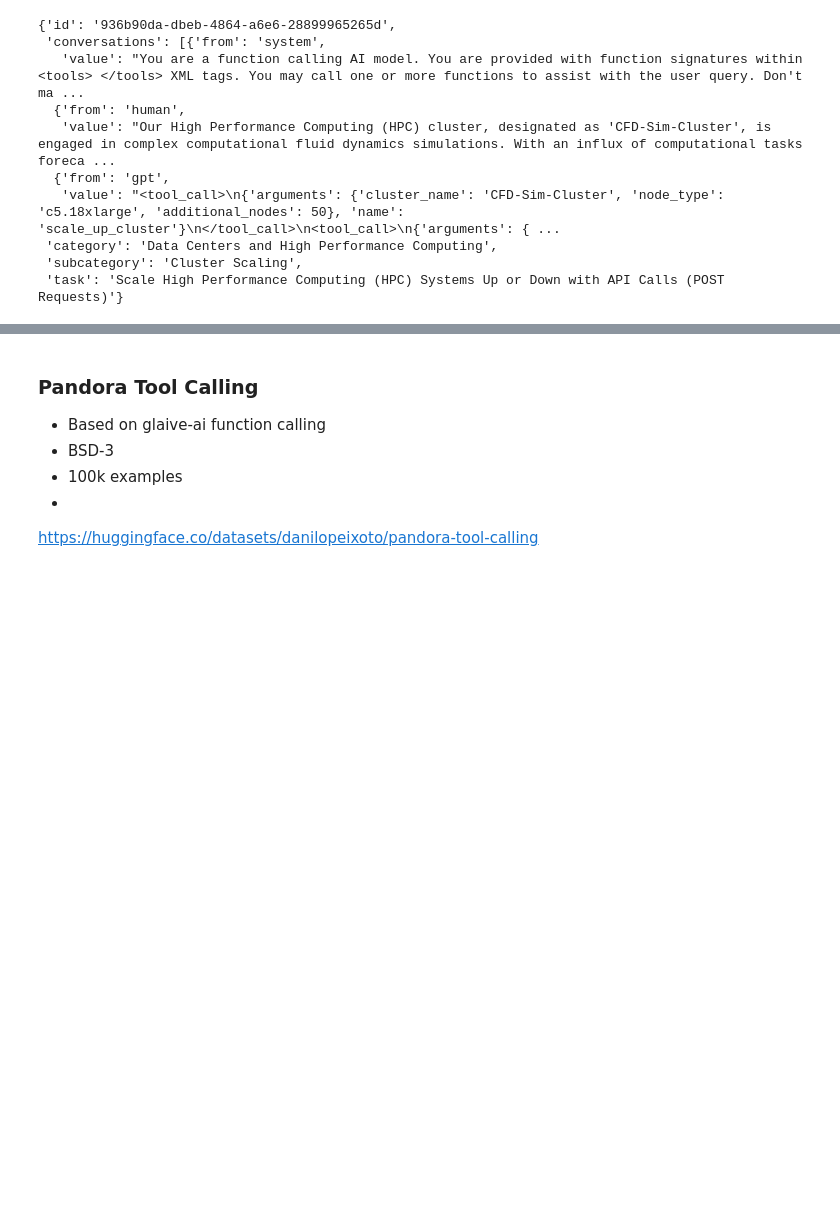
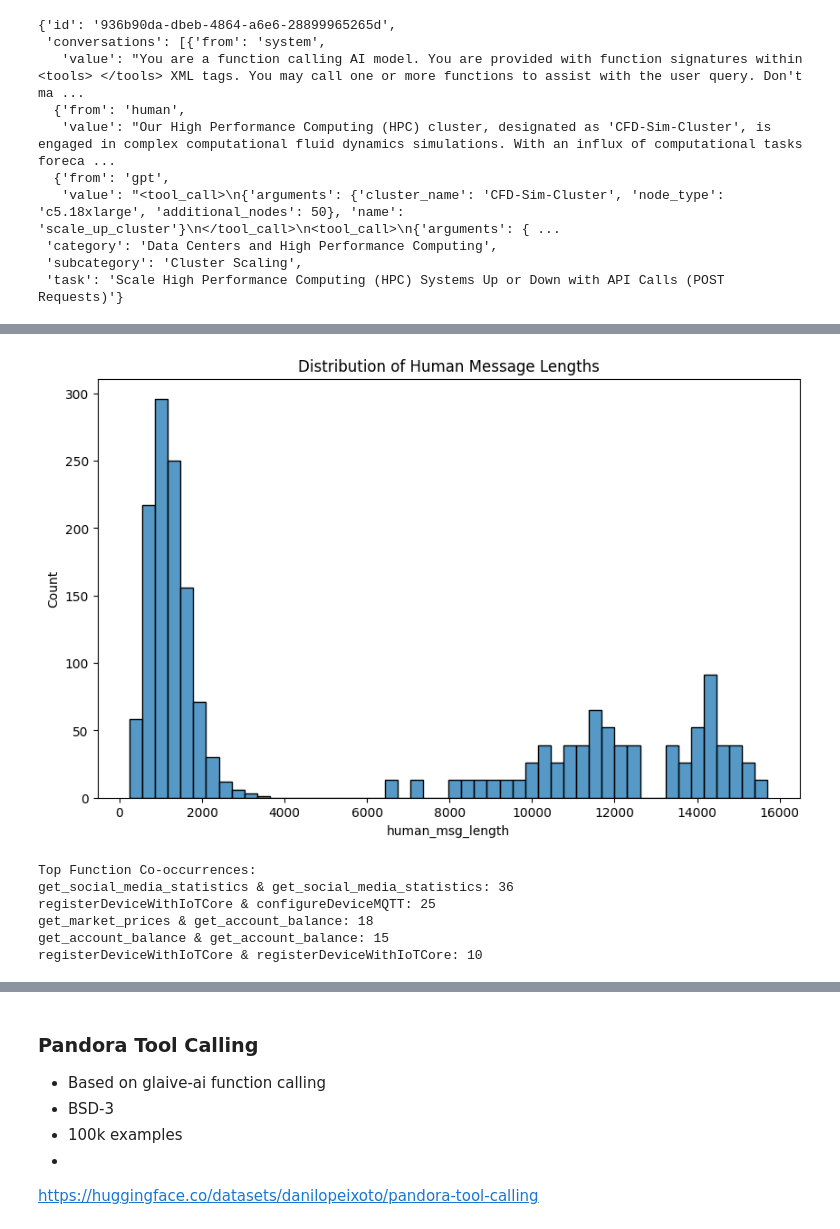
Before and after one commit to meta-llama/llama-recipes, a Jupyter notebook: end-to-end-use-cases/data-tool/Looking_at_Datasets.ipynb, the cells around one changed output, grey strips where cells are left out. Drawn from its saved outputs; the diff is of its cells as text; code cells hidden in the pictures; blank space fills up the shorter version.

```diff
--- a/end-to-end-use-cases/data-tool/Looking_at_Datasets.ipynb
+++ b/end-to-end-use-cases/data-tool/Looking_at_Datasets.ipynb
@@ -58,0 +258,7 @@ d['train']['category']
+# %%
+plt.figure(figsize=(10, 6))
+sns.histplot(data=df, x='human_msg_length', bins=50)
+plt.title('Distribution of Human Message Lengths')
+plt.show()
+# %% [output]
+[figure, added]
@@ -58,0 +272,12 @@ d['train']['category']
+# %%
+cooccurrence = Counter(function_pairs)
+print("\nTop Function Co-occurrences:")
+for (f1, f2), count in sorted(cooccurrence.items(), key=lambda x: x[1], reverse=True)[:5]:
+    print(f"{f1} & {f2}: {count}")
+# %% [output]
+Top Function Co-occurrences:
+get_social_media_statistics & get_social_media_statistics: 36
+registerDeviceWithIoTCore & configureDeviceMQTT: 25
+get_market_prices & get_account_balance: 18
+get_account_balance & get_account_balance: 15
+registerDeviceWithIoTCore & registerDeviceWithIoTCore: 10
```
Also changed, not shown: parts of 64 cells of this notebook.
